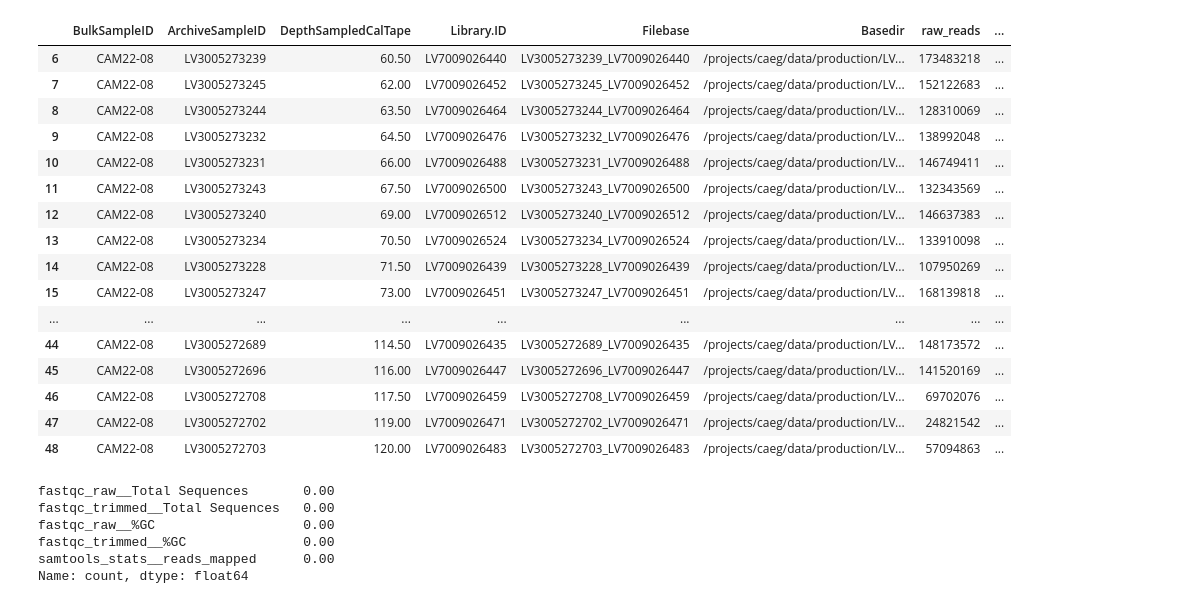
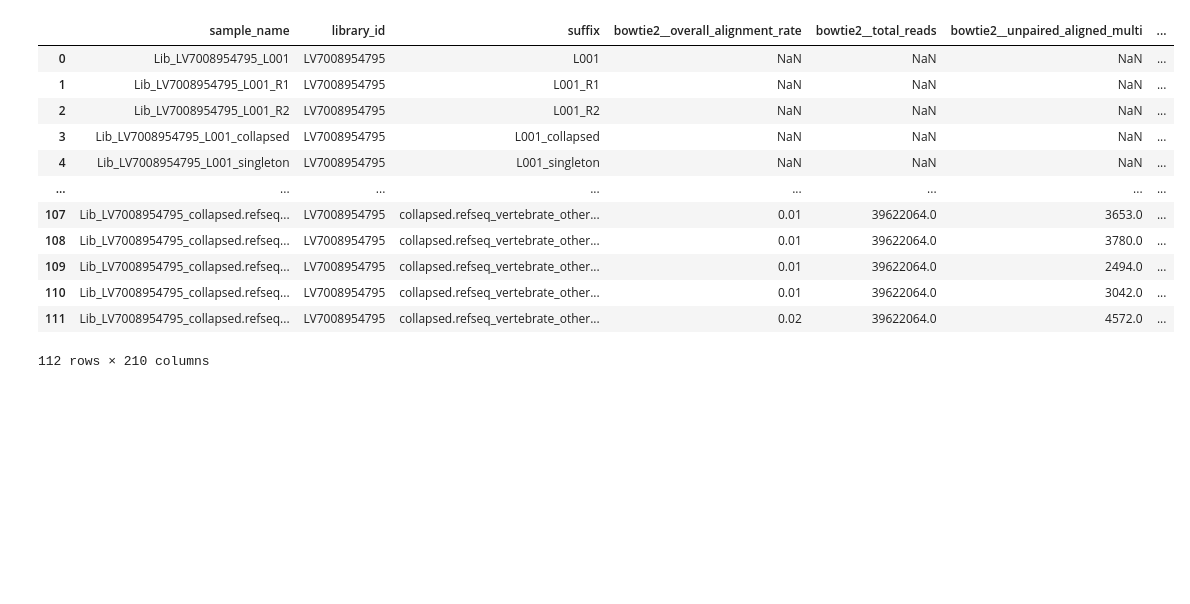
Before and after one commit to magnujo/gg-metadatabase-ui, a Jupyter notebook: playground.ipynb, the cells around one changed output. Saved outputs shown, nothing was run; the diff lists cells and outputs as text; code cells hidden in the pictures; blank space fills up the shorter version.

```diff
--- a/playground.ipynb
+++ b/playground.ipynb
@@ -5,9 +0,0 @@ env: DB_PASSWORD=5J8DhII0RRsPW1
-# %%
-import pandas as pd
-import re
-from constants.db_connections import ENGINE_READ_ONLY
-import os
-import paramiko
-
-
-pd.set_option('display.float_format', '{:.2f}'.format)  # Adjust the format to the desired decimal places
@@ -71,2 +5,2 @@ df = pd.read_sql(sql='select * from test_1.mega_table_qc_split_mat', con=ENGINE_
 # %%
-abi_data = pd.read_csv(r"c:\Users\glj523\Downloads\CambodiaLibs - cambodia_libs.tsv", sep="\t")
+df = pd.read_csv(r'c:\Users\glj523\Downloads\output.csv')
@@ -87,20 +6,0 @@ cols = ['library_id',
-# %%
-abi_data[abi_data["Library.ID"].isin(thorf)]
-# %% [output]
-|  | BulkSampleID | ArchiveSampleID | DepthSampledCalTape | Library.ID | Filebase | Basedir | raw_reads | ... |
-| 6 | CAM22-08 | LV3005273239 | 60.50 | LV7009026440 | LV3005273239_LV7009026440 | /projects/caeg/data/production/LV... | 173483218 | ... |
-| 7 | CAM22-08 | LV3005273245 | 62.00 | LV7009026452 | LV3005273245_LV7009026452 | /projects/caeg/data/production/LV... | 152122683 | ... |
-| 8 | CAM22-08 | LV3005273244 | 63.50 | LV7009026464 | LV3005273244_LV7009026464 | /projects/caeg/data/production/LV... | 128310069 | ... |
-| 9 | CAM22-08 | LV3005273232 | 64.50 | LV7009026476 | LV3005273232_LV7009026476 | /projects/caeg/data/production/LV... | 138992048 | ... |
-| 10 | CAM22-08 | LV3005273231 | 66.00 | LV7009026488 | LV3005273231_LV7009026488 | /projects/caeg/data/production/LV... | 146749411 | ... |
-| 11 | CAM22-08 | LV3005273243 | 67.50 | LV7009026500 | LV3005273243_LV7009026500 | /projects/caeg/data/production/LV... | 132343569 | ... |
-| 12 | CAM22-08 | LV3005273240 | 69.00 | LV7009026512 | LV3005273240_LV7009026512 | /projects/caeg/data/production/LV... | 146637383 | ... |
-| 13 | CAM22-08 | LV3005273234 | 70.50 | LV7009026524 | LV3005273234_LV7009026524 | /projects/caeg/data/production/LV... | 133910098 | ... |
-| 14 | CAM22-08 | LV3005273228 | 71.50 | LV7009026439 | LV3005273228_LV7009026439 | /projects/caeg/data/production/LV... | 107950269 | ... |
-| 15 | CAM22-08 | LV3005273247 | 73.00 | LV7009026451 | LV3005273247_LV7009026451 | /projects/caeg/data/production/LV... | 168139818 | ... |
-| ... | ... | ... | ... | ... | ... | ... | ... | ... |
-| 44 | CAM22-08 | LV3005272689 | 114.50 | LV7009026435 | LV3005272689_LV7009026435 | /projects/caeg/data/production/LV... | 148173572 | ... |
-| 45 | CAM22-08 | LV3005272696 | 116.00 | LV7009026447 | LV3005272696_LV7009026447 | /projects/caeg/data/production/LV... | 141520169 | ... |
-| 46 | CAM22-08 | LV3005272708 | 117.50 | LV7009026459 | LV3005272708_LV7009026459 | /projects/caeg/data/production/LV... | 69702076 | ... |
-| 47 | CAM22-08 | LV3005272702 | 119.00 | LV7009026471 | LV3005272702_LV7009026471 | /projects/caeg/data/production/LV... | 24821542 | ... |
-| 48 | CAM22-08 | LV3005272703 | 120.00 | LV7009026483 | LV3005272703_LV7009026483 | /projects/caeg/data/production/LV... | 57094863 | ... |
@@ -114,9 +7,16 @@ if sslib_qc["sample_name"].duplicated().sum() != 0:
-# %%
-kurt.describe().iloc[0]
-# %% [output]
-fastqc_raw__Total Sequences       0.00
-fastqc_trimmed__Total Sequences   0.00
-fastqc_raw__%GC                   0.00
-fastqc_trimmed__%GC               0.00
-samtools_stats__reads_mapped      0.00
-Name: count, dtype: float64
+# %%
+df
+# %% [output]
+|  | sample_name | library_id | suffix | bowtie2__overall_alignment_rate | bowtie2__total_reads | bowtie2__unpaired_aligned_multi | ... |
+| 0 | Lib_LV7008954795_L001 | LV7008954795 | L001 | NaN | NaN | NaN | ... |
+| 1 | Lib_LV7008954795_L001_R1 | LV7008954795 | L001_R1 | NaN | NaN | NaN | ... |
+| 2 | Lib_LV7008954795_L001_R2 | LV7008954795 | L001_R2 | NaN | NaN | NaN | ... |
+| 3 | Lib_LV7008954795_L001_collapsed | LV7008954795 | L001_collapsed | NaN | NaN | NaN | ... |
+| 4 | Lib_LV7008954795_L001_singleton | LV7008954795 | L001_singleton | NaN | NaN | NaN | ... |
+| ... | ... | ... | ... | ... | ... | ... | ... |
+| 107 | Lib_LV7008954795_collapsed.refseq... | LV7008954795 | collapsed.refseq_vertebrate_other... | 0.01 | 39622064.0 | 3653.0 | ... |
+| 108 | Lib_LV7008954795_collapsed.refseq... | LV7008954795 | collapsed.refseq_vertebrate_other... | 0.01 | 39622064.0 | 3780.0 | ... |
+| 109 | Lib_LV7008954795_collapsed.refseq... | LV7008954795 | collapsed.refseq_vertebrate_other... | 0.01 | 39622064.0 | 2494.0 | ... |
+| 110 | Lib_LV7008954795_collapsed.refseq... | LV7008954795 | collapsed.refseq_vertebrate_other... | 0.01 | 39622064.0 | 3042.0 | ... |
+| 111 | Lib_LV7008954795_collapsed.refseq... | LV7008954795 | collapsed.refseq_vertebrate_other... | 0.02 | 39622064.0 | 4572.0 | ... |
+112 rows × 210 columns
```
Also changed, not shown: parts of 8 cells of this notebook, 2 other files.
